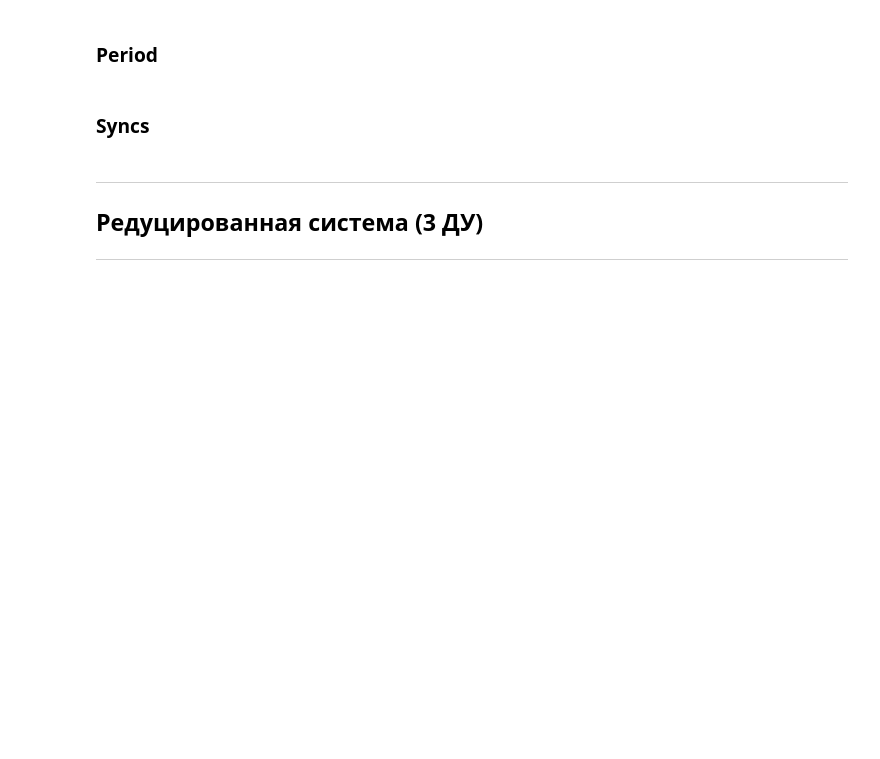
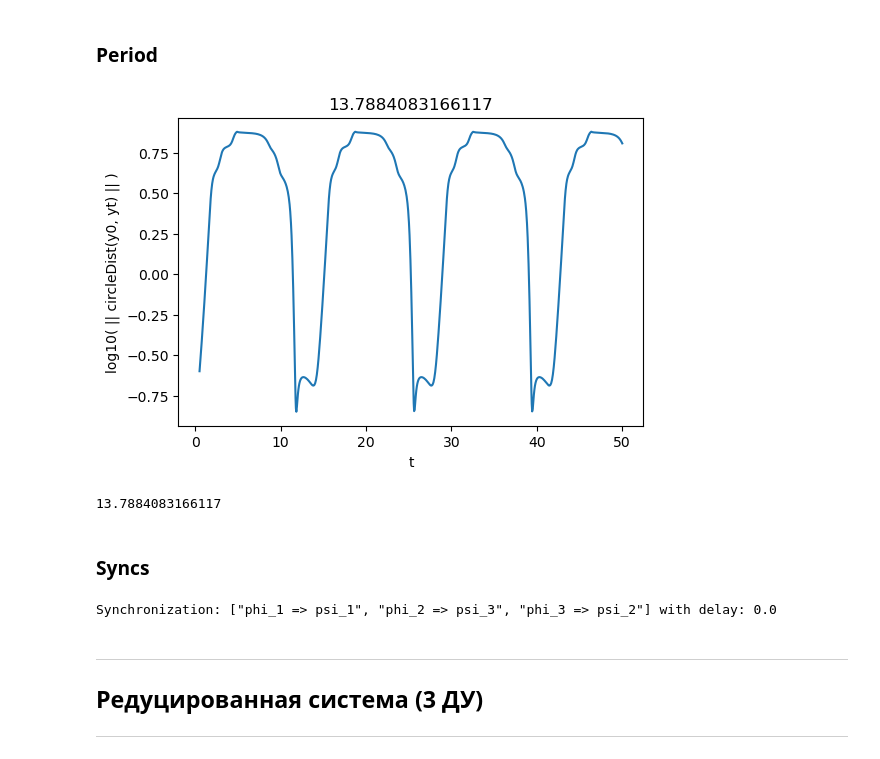
Before and after one commit to Artyom91150/Coupled_contours, a Jupyter notebook: BS_notebook.ipynb, the cells around one changed output. Drawn from its saved outputs; the diff is of its cells as text; code cells hidden in the pictures; blank space fills up the shorter version.

```diff
--- a/BS_notebook.ipynb
+++ b/BS_notebook.ipynb
@@ -112,14 +138,17 @@ ODE_Parameters = Dict("K" => 1.5789473684210527,
                          "r" => 0.39473684210526316,
                          "a2" => pi/2,
                          "a4" => 3.24685581148453,
-                         "Eps" => 1e-1)
+                         "Eps" => 0.1)
 Couple_function = "x -> 1 - cos(x)"
 #Couple_function = "x -> 1/(exp(10*cos(x)))"
 
 Duo = BS_ODE_Duo(ODE_Parameters, Couple_function)
 
 time_span = 50.0
-ic = [2.941592653589793, 0.2, 0.4, 2.941592653589793, 0.4, 0.2]
+#ic = [2.941592653589793, 0.2, 0.4, 2.941592653589793, 0.4, 0.2]
+
+val = 0.1
+ic = [pi - val, pi - val, val, pi - val, val, pi - val]
 #ic = [2.941592653589793, 1.2, 1.4, 2.941592653589793, 0.4, 0.2]
 #ic = [3.278216370848396e-14,
 #        4.237894430800192e-8,
@@ -128,7 +157,7 @@ ic = [2.941592653589793, 0.2, 0.4, 2.941592653589793, 0.4, 0.2]
 #        3.141592780256459,
 #        4.237894430800192e-8]
 
-trans_time = 14.0
+trans_time = 0.0
 alg = DP8()
 callback = "x -> cos(x[1])"
 kwargs = Dict(:dtmax => 1e-1, :abstol => 1e-13, :reltol => 1e-13, :maxiters => 1e10)
@@ -195,13 +279,19 @@ fig = plotActivationDiagram(sol, plot_properties = AD_properties);
 # %% [markdown]
 ### Period
 # %%
-plotNorms(sol)
+plotNorms(sol; skip_points = 10, norm_arg = 2)
+# %% [output]
+[figure, added]
 # %%
 period = getPeriodTime(sol)
+# %% [output]
+13.7884083166117
 # %% [markdown]
 ### Syncs
 # %%
 syncs = BS_Syncs(sol)
+# %% [output]
+Synchronization: ["phi_1 => psi_1", "phi_2 => psi_3", "phi_3 => psi_2"] with delay: 0.0
 # %% [markdown]
 ---
 
```
Also changed, not shown: parts of 27 cells of this notebook.
